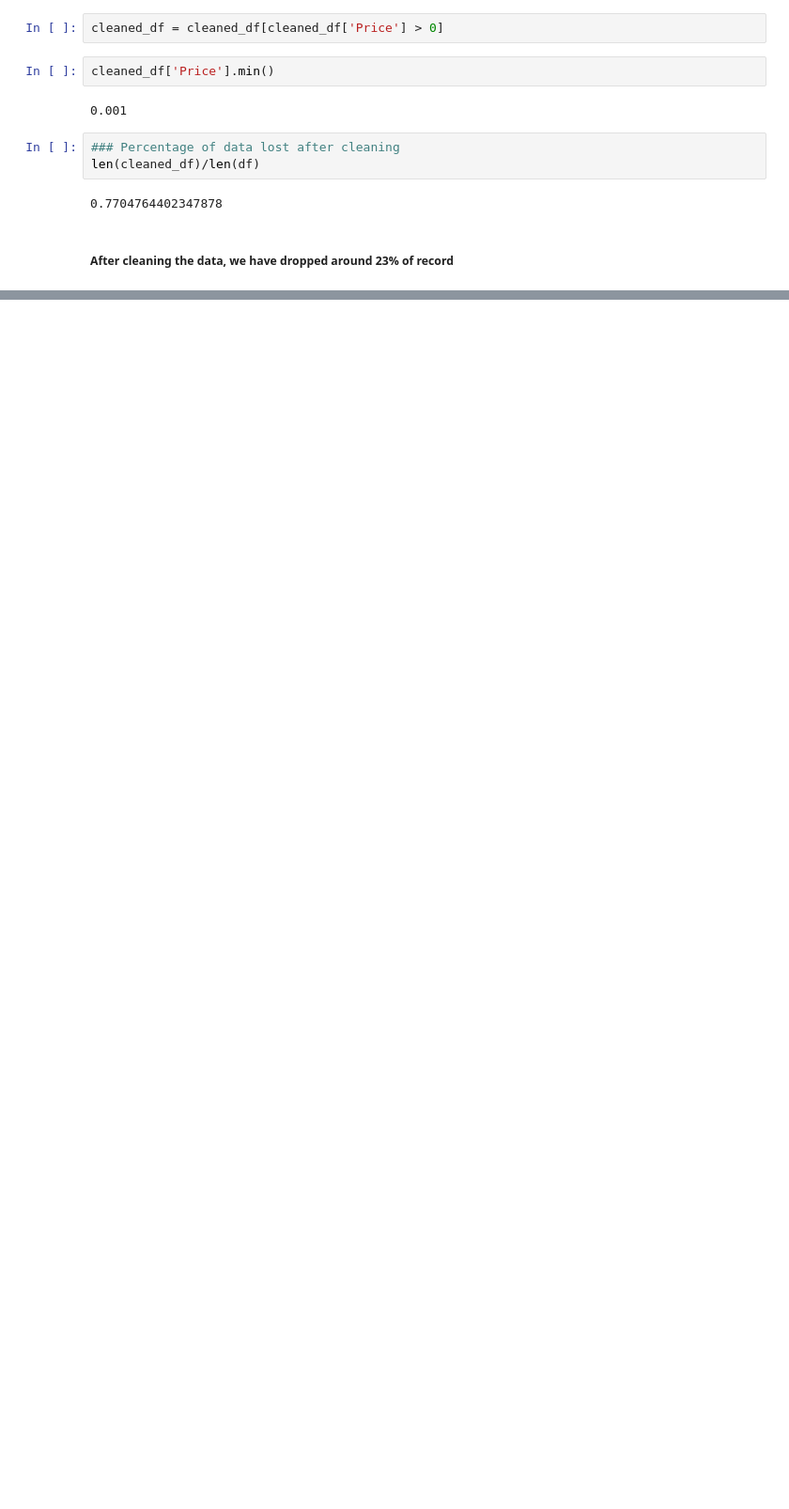
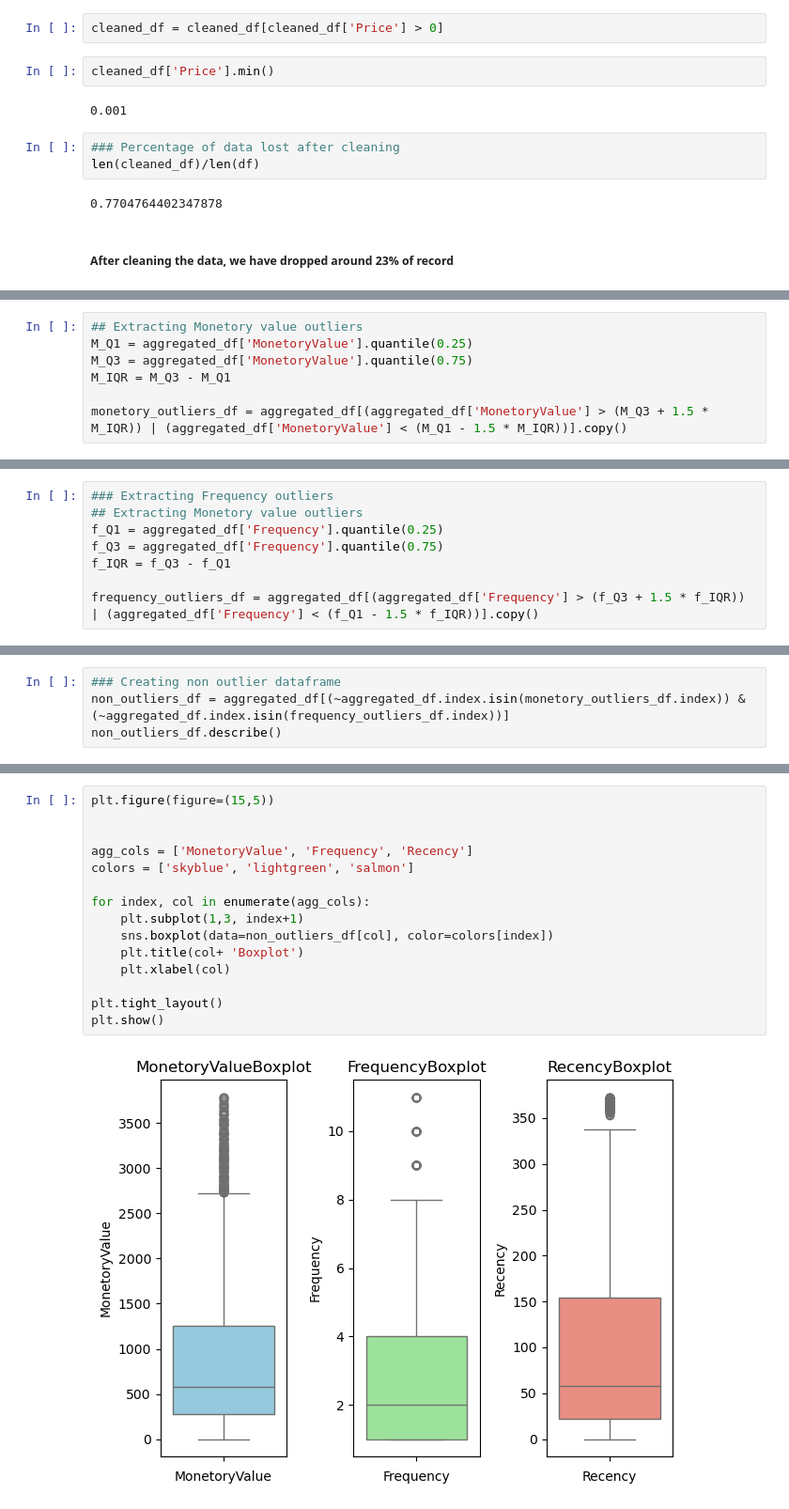
Before and after one commit to dhirajpakhrin007/Customer-Segmentation-for-Online-Retail, a Jupyter notebook: Notebook/customer_seg,emtation.ipynb, the cells around one changed output, grey strips where cells are left out. Shown at 94% size. Saved outputs shown, nothing was run; the diff lists cells and outputs as text; blank space fills up the shorter version.

```diff
--- a/Notebook/customer_seg,emtation.ipynb
+++ b/Notebook/customer_seg,emtation.ipynb
@@ -362,0 +450,7 @@ len(cleaned_df)/len(df)
+# %%
+## Extracting Monetory value outliers
+M_Q1 = aggregated_df['MonetoryValue'].quantile(0.25)
+M_Q3 = aggregated_df['MonetoryValue'].quantile(0.75)
+M_IQR = M_Q3 - M_Q1
+
+monetory_outliers_df = aggregated_df[(aggregated_df['MonetoryValue'] > (M_Q3 + 1.5 * M_IQR)) | (aggregated_df['MonetoryValue'] < (M_Q1 - 1.5 * M_IQR))].copy()
@@ -362,0 +469,8 @@ len(cleaned_df)/len(df)
+# %%
+### Extracting Frequency outliers
+## Extracting Monetory value outliers
+f_Q1 = aggregated_df['Frequency'].quantile(0.25)
+f_Q3 = aggregated_df['Frequency'].quantile(0.75)
+f_IQR = f_Q3 - f_Q1
+
+frequency_outliers_df = aggregated_df[(aggregated_df['Frequency'] > (f_Q3 + 1.5 * f_IQR)) | (aggregated_df['Frequency'] < (f_Q1 - 1.5 * f_IQR))].copy()
@@ -362,0 +503,4 @@ len(cleaned_df)/len(df)
+# %%
+### Creating non outlier dataframe
+non_outliers_df = aggregated_df[(~aggregated_df.index.isin(monetory_outliers_df.index)) & (~aggregated_df.index.isin(frequency_outliers_df.index))]
+non_outliers_df.describe()
@@ -362,0 +517,17 @@ len(cleaned_df)/len(df)
+# %%
+plt.figure(figure=(15,5))
+
+
+agg_cols = ['MonetoryValue', 'Frequency', 'Recency']
+colors = ['skyblue', 'lightgreen', 'salmon']
+
+for index, col in enumerate(agg_cols):
+    plt.subplot(1,3, index+1)
+    sns.boxplot(data=non_outliers_df[col], color=colors[index])
+    plt.title(col+ 'Boxplot')
+    plt.xlabel(col)
+
+plt.tight_layout()
+plt.show()
+# %% [output]
+[figure, added]
```
Also changed, not shown: parts of 15 cells of this notebook.
